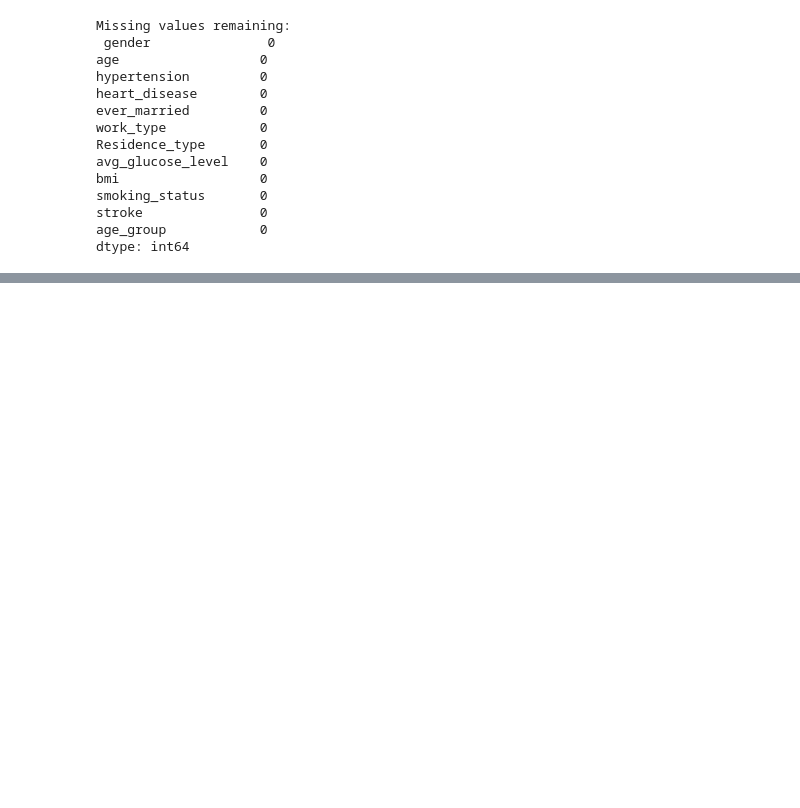
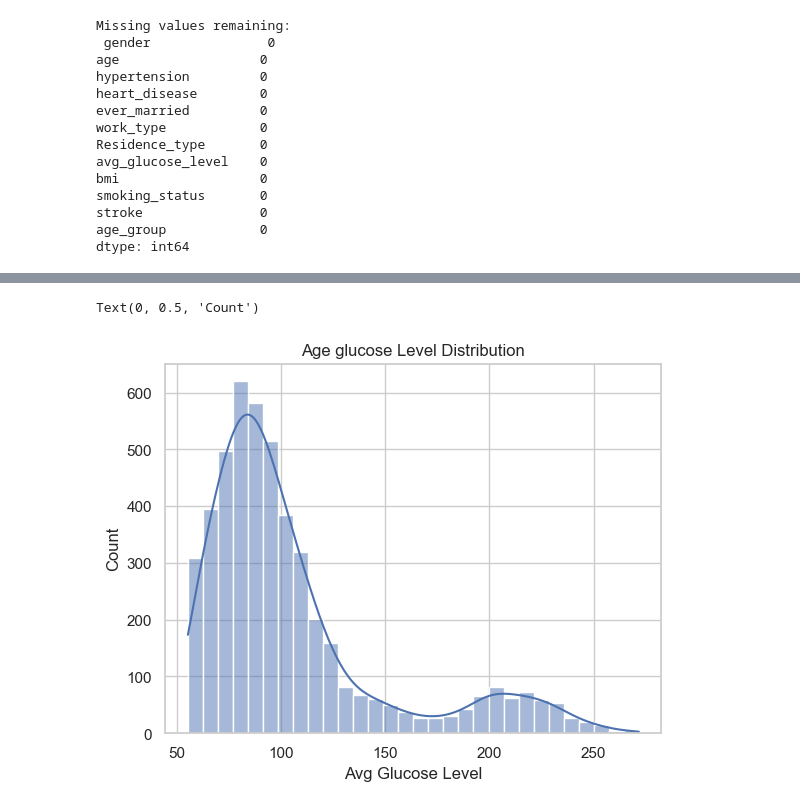
Before and after one commit to mazen4bs/stoke-prediction-machine-learning, a Jupyter notebook: stroke prediction/notebooks/stroke_analysis_phase1.ipynb, the cells around one changed output, grey strips where cells are left out. Cells and saved outputs as stored; diff of their text form; code cells hidden in the pictures; blank space fills up the shorter version.

```diff
--- a/stroke prediction/notebooks/stroke_analysis_phase1.ipynb
+++ b/stroke prediction/notebooks/stroke_analysis_phase1.ipynb
@@ -1001,0 +1032,8 @@ dtype: int64
+# %%
+sns.histplot(df_clean['avg_glucose_level'], kde=True, bins=30)
+plt.title('Age glucose Level Distribution')
+plt.xlabel('Avg Glucose Level')
+plt.ylabel('Count')
+# %% [output]
+Text(0, 0.5, 'Count')
+[figure, added]
```
Also changed, not shown: parts of 13 cells of this notebook, 20 other files.
